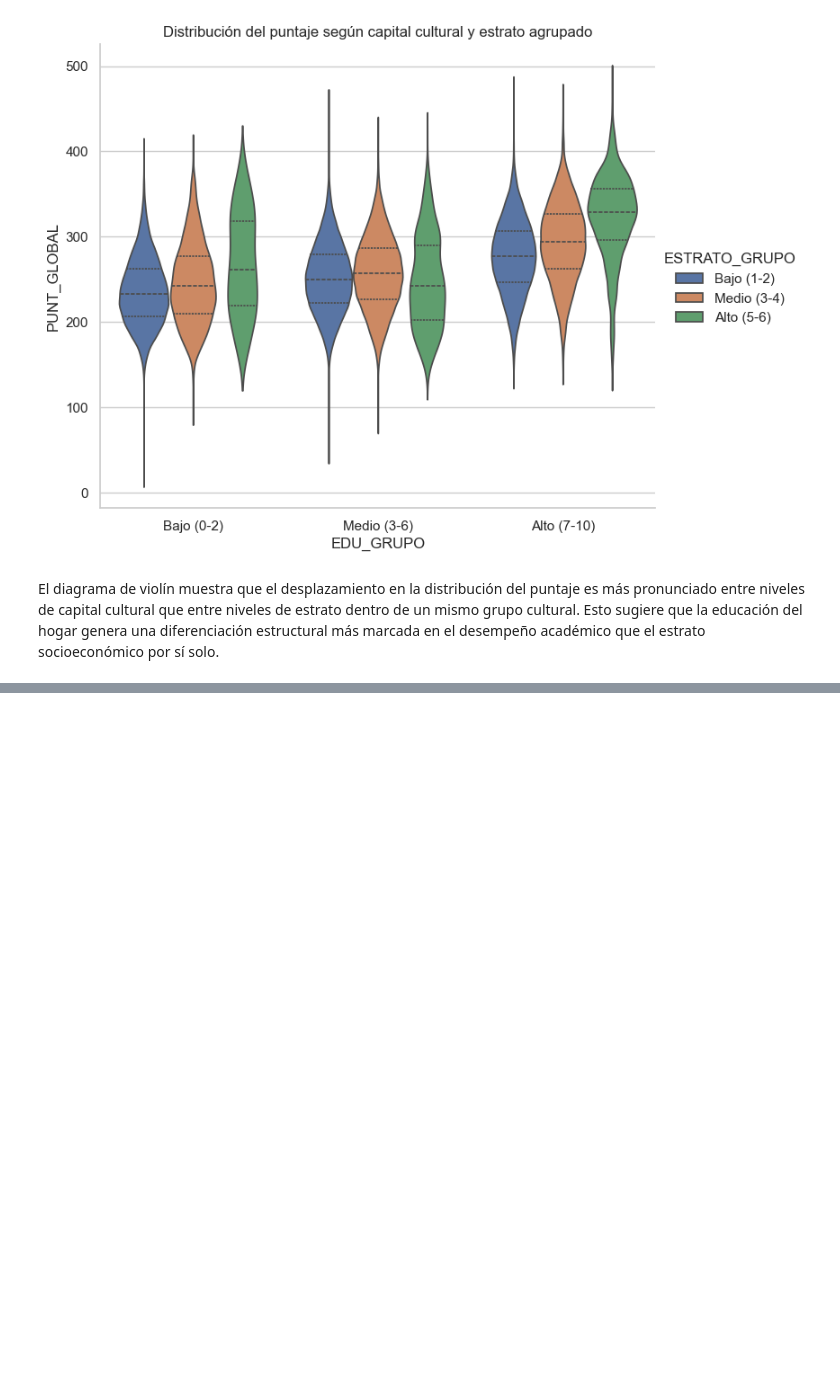
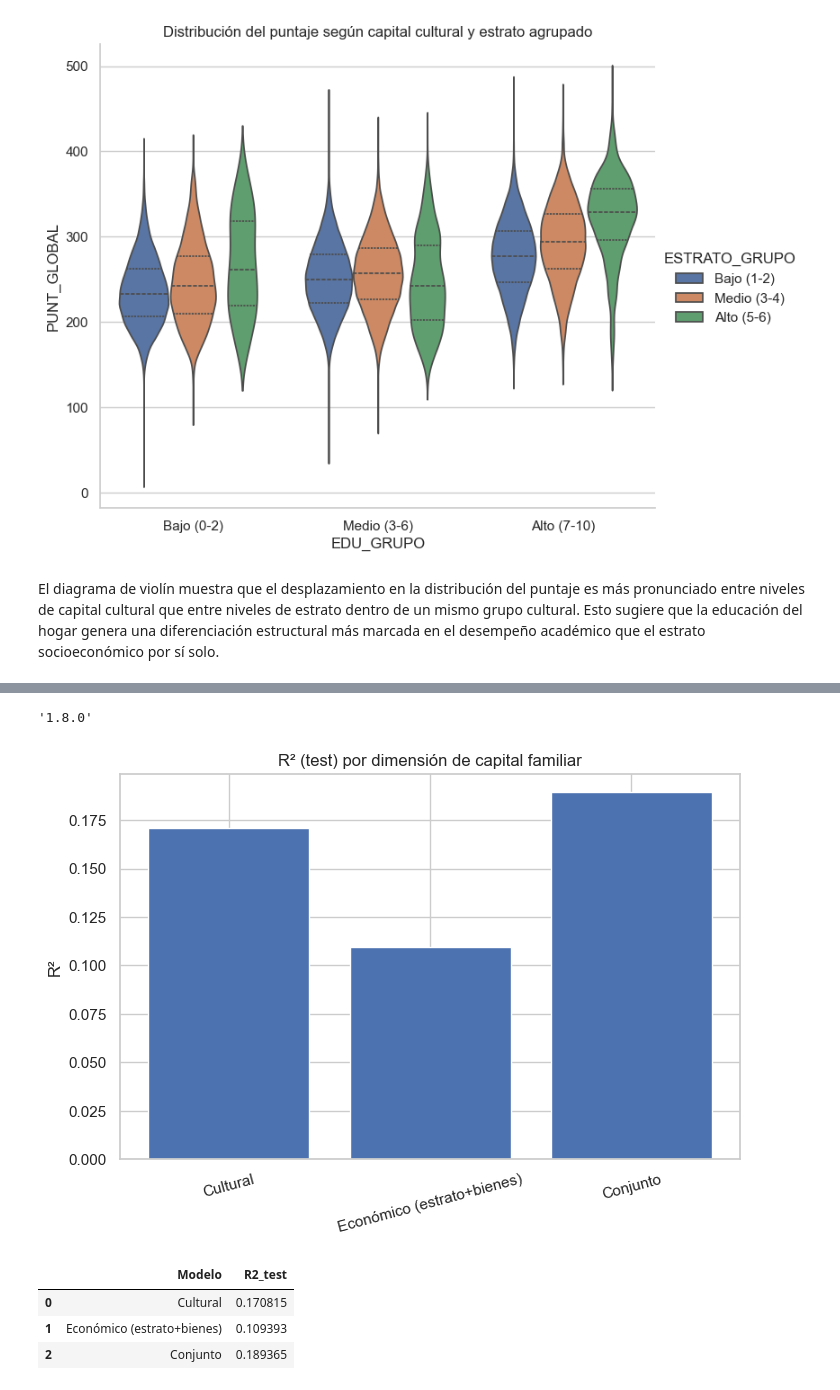
Before and after one commit to isabellagomez2003-sys/Proyecto-1, a Jupyter notebook: Soporte3_FuentesDeAnalisis_Pregunta3.ipynb, the cells around one changed output, grey strips where cells are left out. Drawn from its saved outputs; the diff is of its cells as text; code cells hidden in the pictures; blank space fills up the shorter version.

Commit message:
Modelos de regresión Lineal

```diff
--- a/Soporte3_FuentesDeAnalisis_Pregunta3.ipynb
+++ b/Soporte3_FuentesDeAnalisis_Pregunta3.ipynb
@@ -698,0 +715,49 @@ El diagrama de violín muestra que el desplazamiento en la distribución del pun
+# %%
+import sklearn
+sklearn.__version__
+# %% [output]
+'1.8.0'
+# %%
+
+from sklearn.linear_model import LinearRegression
+from sklearn.model_selection import train_test_split
+from sklearn.metrics import r2_score
+
+# Datos (asegúrate de que estas columnas existen)
+X_cul = df[["EDU_MAX_HOGAR"]]
+X_eco = df[["FAMI_ESTRATOVIVIENDA", "INDICE_ECON"]]
+X_all = df[["EDU_MAX_HOGAR", "FAMI_ESTRATOVIVIENDA", "INDICE_ECON"]]
+y = df["PUNT_GLOBAL"]
+
+# Split para que sea robusto (no “overfitting” visual)
+Xc_tr, Xc_te, y_tr, y_te = train_test_split(X_cul, y, test_size=0.2, random_state=42)
+Xe_tr, Xe_te, _, _ = train_test_split(X_eco, y, test_size=0.2, random_state=42)
+Xa_tr, Xa_te, _, _ = train_test_split(X_all, y, test_size=0.2, random_state=42)
+
+m_cul = LinearRegression().fit(Xc_tr, y_tr)
+m_eco = LinearRegression().fit(Xe_tr, y_tr)
+m_all = LinearRegression().fit(Xa_tr, y_tr)
+
+r2_cul = r2_score(y_te, m_cul.predict(Xc_te))
+r2_eco = r2_score(y_te, m_eco.predict(Xe_te))
+r2_all = r2_score(y_te, m_all.predict(Xa_te))
+
+res = pd.DataFrame({
+    "Modelo": ["Cultural", "Económico (estrato+bienes)", "Conjunto"],
+    "R2_test": [r2_cul, r2_eco, r2_all]
+})
+
+plt.figure(figsize=(8,5))
+plt.bar(res["Modelo"], res["R2_test"])
+plt.title("R² (test) por dimensión de capital familiar")
+plt.ylabel("R²")
+plt.xticks(rotation=15)
+plt.show()
+
+res
+# %% [output]
+[figure, added]
+|  | Modelo | R2_test |
+| 0 | Cultural | 0.170815 |
+| 1 | Económico (estrato+bienes) | 0.109393 |
+| 2 | Conjunto | 0.189365 |
```
Also changed, not shown: parts of 4 cells of this notebook.
